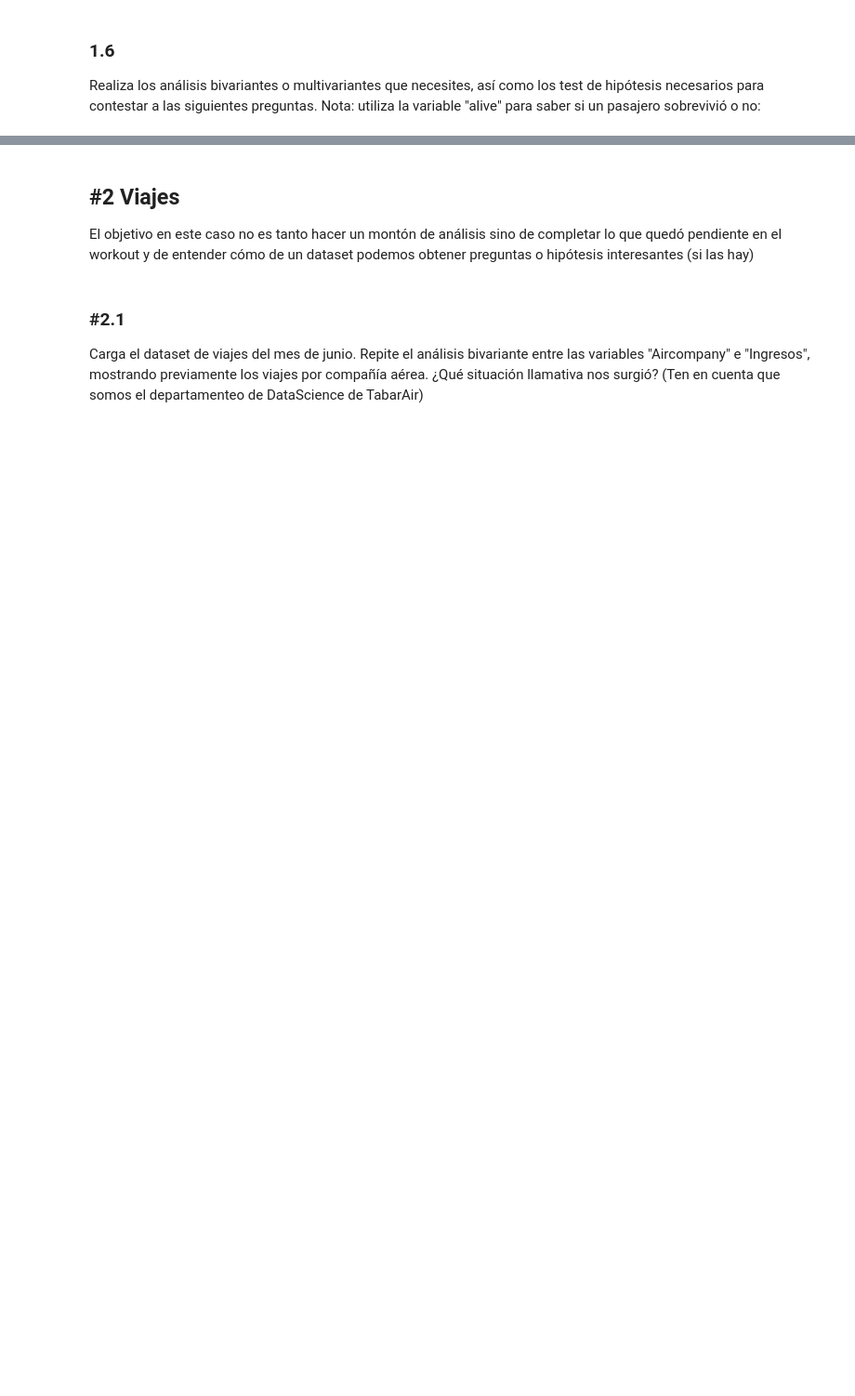
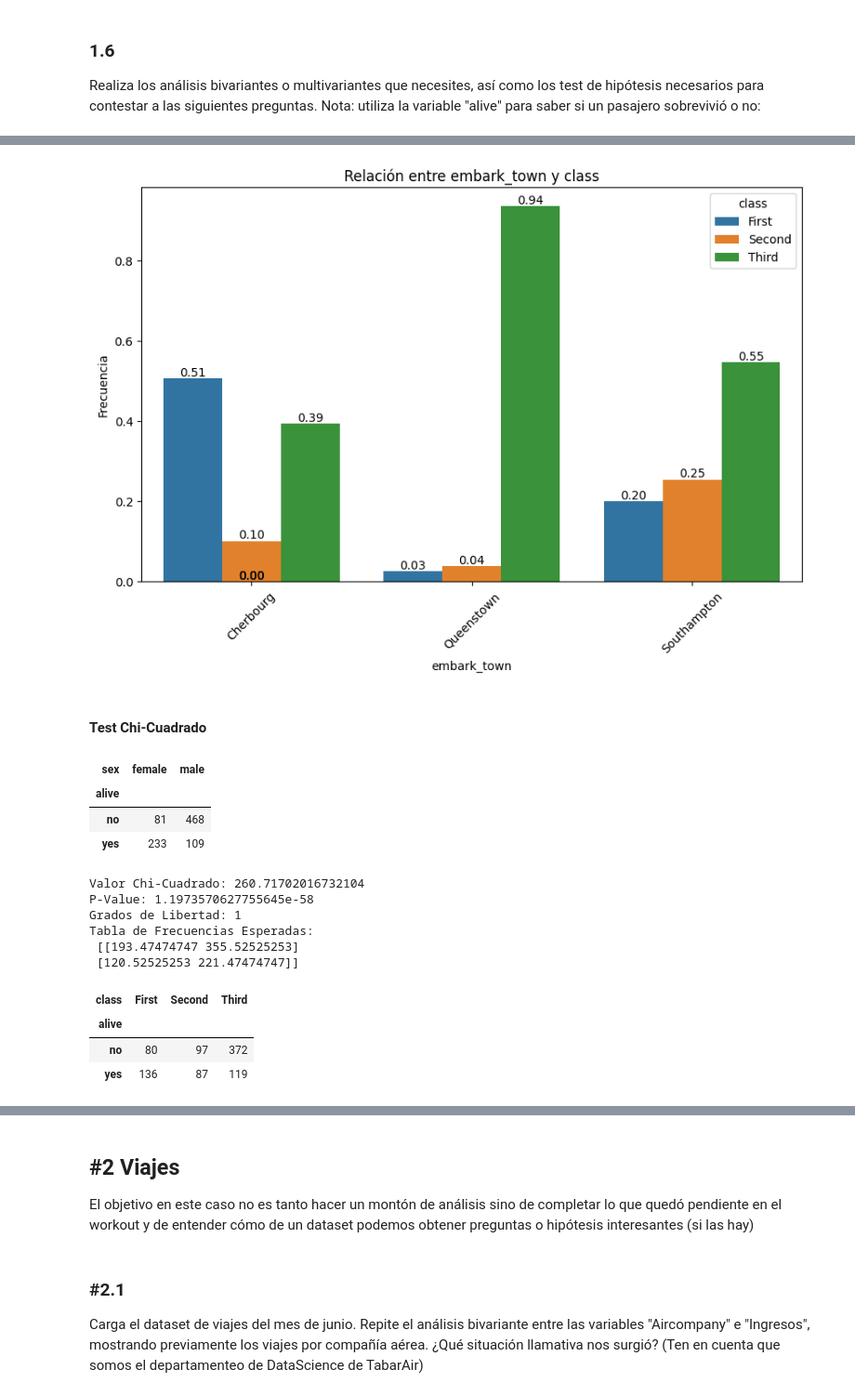
Before and after one commit to noemontiels/ONLINE_DS_THEBRIDGE_NOELIAMONTIEL, a Jupyter notebook: 03_Analisis_de_Datos/Sprint_07/Unidad_02/Practica_Obligatoria/18_Practica_Obligatoria_Multivariante.ipynb, the cells around one changed output, grey strips where cells are left out. Shown at 93% size. Cells and saved outputs as stored; diff of their text form; code cells hidden in the pictures; blank space fills up the shorter version.

```diff
--- a/03_Analisis_de_Datos/Sprint_07/Unidad_02/Practica_Obligatoria/18_Practica_Obligatoria_Multivariante.ipynb
+++ b/03_Analisis_de_Datos/Sprint_07/Unidad_02/Practica_Obligatoria/18_Practica_Obligatoria_Multivariante.ipynb
@@ -22,3 +61,7 @@ Carga en un dataframe el dataset del titanic, que está en la ruta "./data/titan
 ### #1.2
 
 Deshazte de las columnas "deck", "survived", "pclass" y "embarked" porque no las emplearemos, la primera por su cantidad de nulos y el resto porque son variantes de otras que ya existen y cuyos valores resultan más expresivos a la hora de hacer un análisis.
+# %%
+df_titanic.drop(columns = ['deck', "survived", "pclass", "embarked"], inplace = True)
+print(df_titanic.info())
+df_titanic.head(10)
@@ -95,0 +270,42 @@ Si nos fijamos, el perfil típico de viajero recoge prácticamente todas las dir
+# %%
+# Quiero investigar también la clase en la que viajaban en relación con el origen de embarcación
+boot.plot_categorical_relationship_fin(df_titanic, "embark_town", "class", show_values= True, relative_freq=True)
+# %% [output]
+[figure, added]
+# %% [markdown]
+#### Test Chi-Cuadrado
+# %%
+# 1.- Obtenemos la tabla de contingencia para cada variable (las frecuencias de aparición de la combinación de valores)
+tabla_contingencia_sex = pd.crosstab(df_titanic['alive'], df_titanic['sex'])
+tabla_contingencia_sex
+# %% [output]
+| sex | female | male |
+| alive |  |  |
+| no | 81 | 468 |
+| yes | 233 | 109 |
+# %%
+# 2.- Aplicamos la prueba (utilizando la función adecuada del módulo scipy.stats) y mostramos los resultados
+from scipy.stats import chi2_contingency
+
+chi2, p, dof, expected = chi2_contingency(tabla_contingencia_sex)
+
+print("Valor Chi-Cuadrado:", chi2)
+print("P-Value:", p)
+print("Grados de Libertad:", dof)
+print("Tabla de Frecuencias Esperadas:\n", expected)
+# %% [output]
+Valor Chi-Cuadrado: 260.71702016732104
+P-Value: 1.1973570627755645e-58
+Grados de Libertad: 1
+Tabla de Frecuencias Esperadas:
+ [[193.47474747 355.52525253]
+ [120.52525253 221.47474747]]
+# %%
+# Ahora lo vemos para la clase
+tabla_contingencia_class = pd.crosstab(df_titanic['alive'], df_titanic['class'])
+tabla_contingencia_class
+# %% [output]
+| class | First | Second | Third |
+| alive |  |  |  |
+| no | 80 | 97 | 372 |
+| yes | 136 | 87 | 119 |
```
Also changed, not shown: parts of 68 cells of this notebook.
